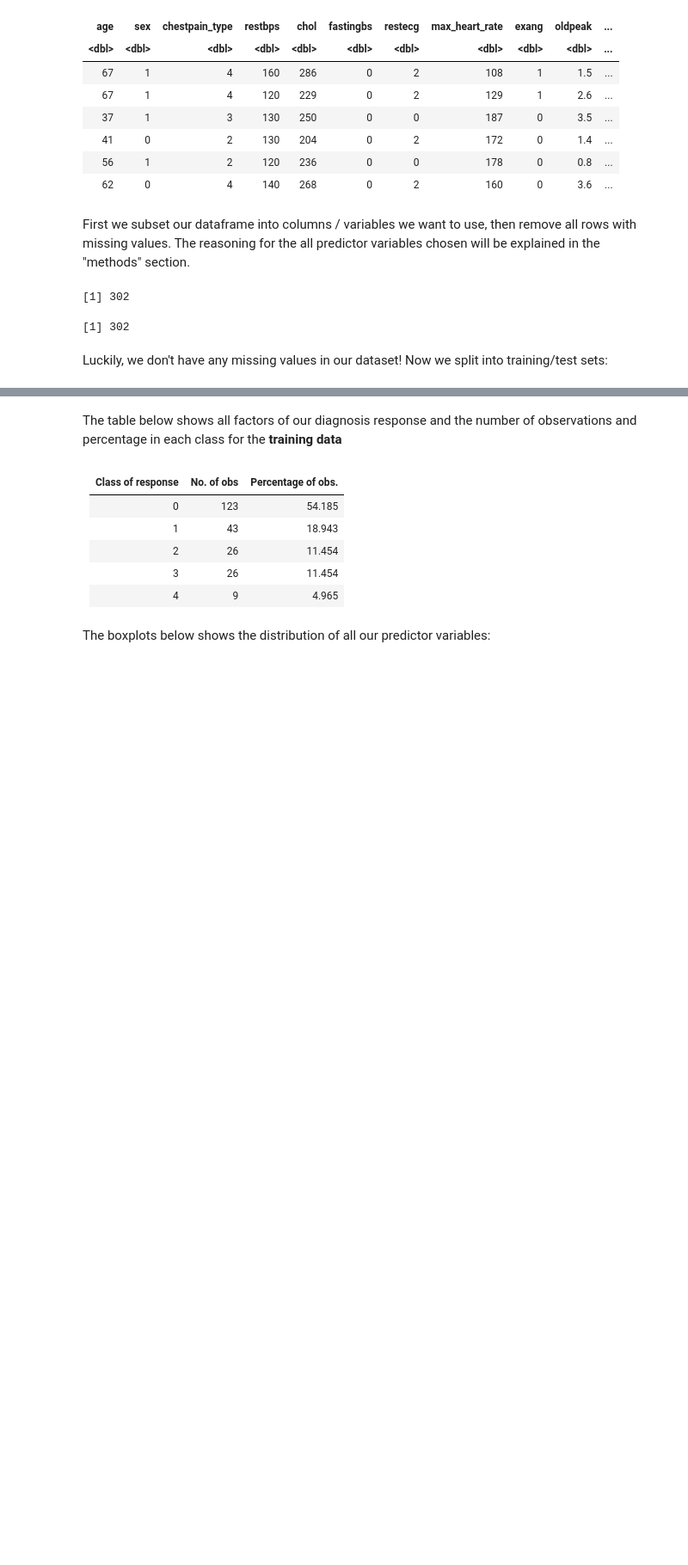
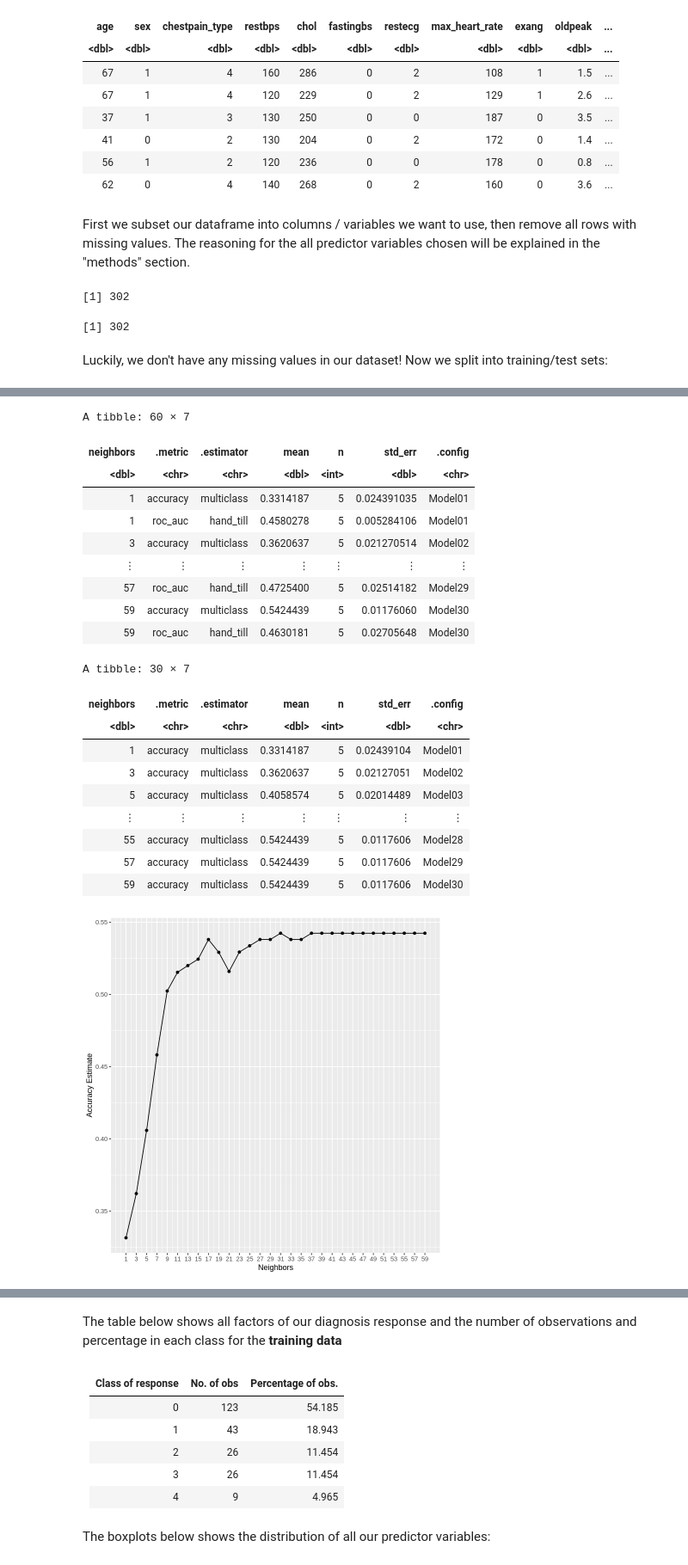
Before and after one commit to Q-Torstensen/heart_group_proposal, a Jupyter notebook: group_project_proposal.ipynb, the cells around one changed output, grey strips where cells are left out. Shown at 86% size. Cells and saved outputs as stored; diff of their text form; code cells hidden in the pictures; blank space fills up the shorter version.

```diff
--- a/group_project_proposal.ipynb
+++ b/group_project_proposal.ipynb
@@ -64,0 +148,54 @@ heart_test <- testing(heart_split)
+# %%
+set.seed(123)
+heart_recipe_2_3 <- recipe(diagnosis ~ restbps + chol, data = heart_train)%>%
+step_scale(all_predictors())%>%
+step_center(all_predictors())
+
+knn_spec_2_3 <- nearest_neighbor(weight_func = "rectangular", neighbors = tune())%>%
+set_engine("kknn")%>%
+set_mode("classification")
+
+k_vals <- tibble(neighbors = seq(from = 1, to = 60, by = 2))
+
+heart_train_vfold <- vfold_cv(heart_train, v = 5, strata = diagnosis)
+
+knn_fit <- workflow()%>%
+add_recipe(heart_recipe_2_3)%>%
+add_model(knn_spec_2_3)%>%
+tune_grid(resamples = heart_train_vfold, grid = k_vals)%>%
+collect_metrics()
+knn_fit
+
+accuracies <- knn_fit %>%
+filter(.metric == "accuracy")
+accuracies
+
+cross_val_plot_2_3 <- accuracies %>%
+ggplot(aes(x = neighbors, y = mean))+
+geom_point()+
+geom_line()+
+labs(x = "Neighbors", y = "Accuracy Estimate")+
+scale_x_continuous(breaks = seq(1, 60, by = 2))
+cross_val_plot_2_3
+# %% [output]
+A tibble: 60 × 7
+| neighbors | .metric | .estimator | mean | n | std_err | .config |
+| <dbl> | <chr> | <chr> | <dbl> | <int> | <dbl> | <chr> |
+| 1 | accuracy | multiclass | 0.3314187 | 5 | 0.024391035 | Model01 |
+| 1 | roc_auc | hand_till | 0.4580278 | 5 | 0.005284106 | Model01 |
+| 3 | accuracy | multiclass | 0.3620637 | 5 | 0.021270514 | Model02 |
+| ⋮ | ⋮ | ⋮ | ⋮ | ⋮ | ⋮ | ⋮ |
+| 57 | roc_auc | hand_till | 0.4725400 | 5 | 0.02514182 | Model29 |
+| 59 | accuracy | multiclass | 0.5424439 | 5 | 0.01176060 | Model30 |
+| 59 | roc_auc | hand_till | 0.4630181 | 5 | 0.02705648 | Model30 |
+A tibble: 30 × 7
+| neighbors | .metric | .estimator | mean | n | std_err | .config |
+| <dbl> | <chr> | <chr> | <dbl> | <int> | <dbl> | <chr> |
+| 1 | accuracy | multiclass | 0.3314187 | 5 | 0.02439104 | Model01 |
+| 3 | accuracy | multiclass | 0.3620637 | 5 | 0.02127051 | Model02 |
+| 5 | accuracy | multiclass | 0.4058574 | 5 | 0.02014489 | Model03 |
+| ⋮ | ⋮ | ⋮ | ⋮ | ⋮ | ⋮ | ⋮ |
+| 55 | accuracy | multiclass | 0.5424439 | 5 | 0.0117606 | Model28 |
+| 57 | accuracy | multiclass | 0.5424439 | 5 | 0.0117606 | Model29 |
+| 59 | accuracy | multiclass | 0.5424439 | 5 | 0.0117606 | Model30 |
+[figure, added]
```
Also changed, not shown: parts of 4 cells of this notebook.
